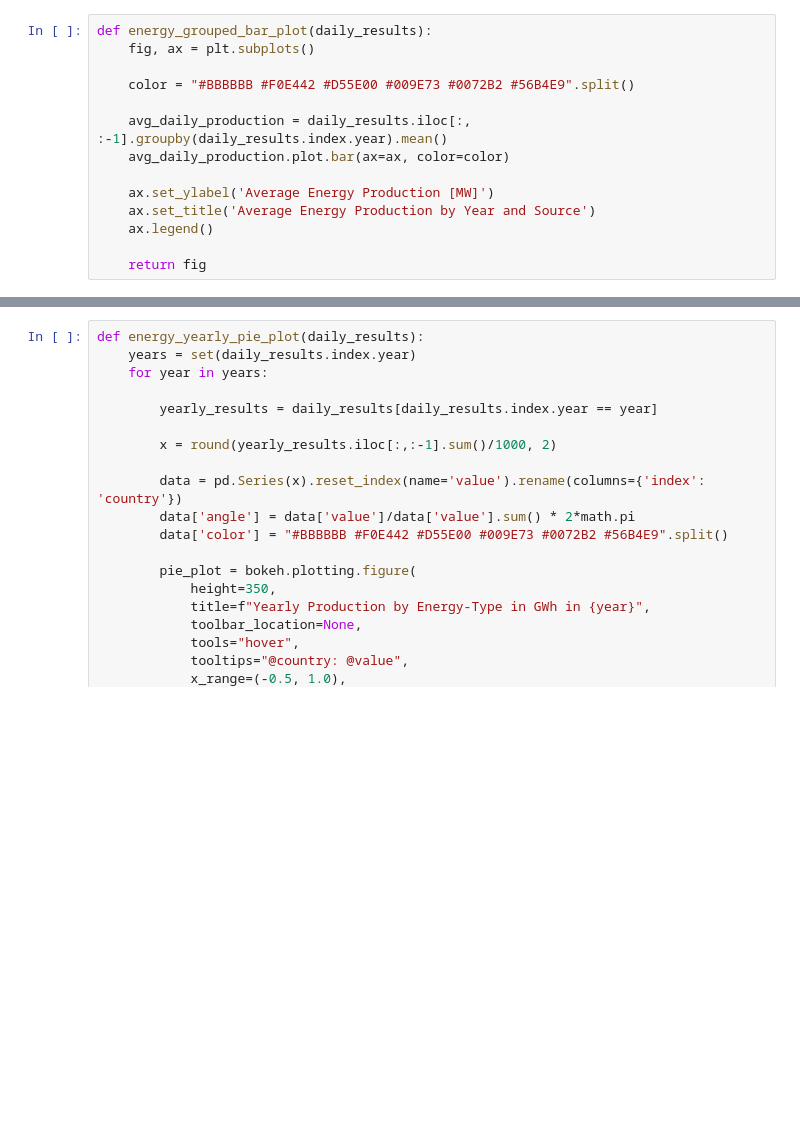
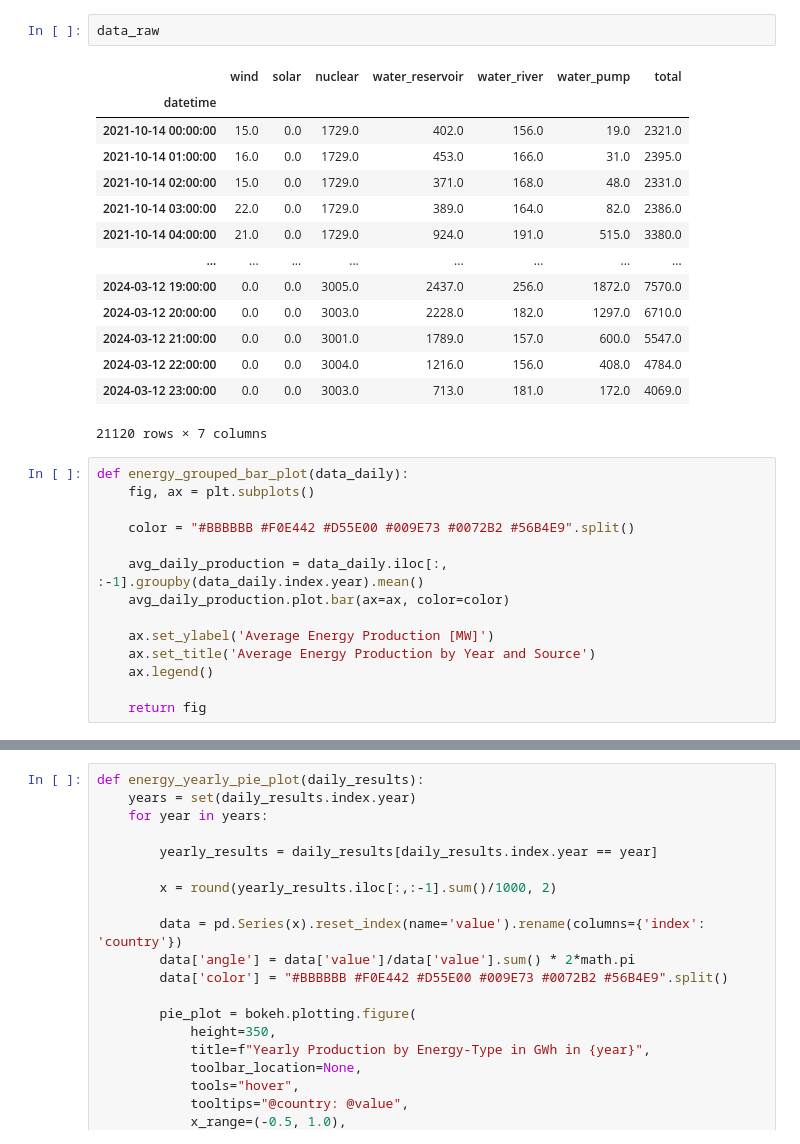
Before and after one commit to danielakomenda/MDM-PythonProject-MeinProjekt, a Jupyter notebook: Notebooks/plots_entsoe.ipynb, the cells around one changed output, grey strips where cells are left out. Cells and saved outputs as stored; diff of their text form; blank space fills up the shorter version.

```diff
--- a/Notebooks/plots_entsoe.ipynb
+++ b/Notebooks/plots_entsoe.ipynb
@@ -23,10 +40,27 @@ raw_results = db.extract_daily_raw_energy()
+# %%
+data_raw
+# %% [output]
+|  | wind | solar | nuclear | water_reservoir | water_river | water_pump | total |
+| datetime |  |  |  |  |  |  |  |
+| 2021-10-14 00:00:00 | 15.0 | 0.0 | 1729.0 | 402.0 | 156.0 | 19.0 | 2321.0 |
+| 2021-10-14 01:00:00 | 16.0 | 0.0 | 1729.0 | 453.0 | 166.0 | 31.0 | 2395.0 |
+| 2021-10-14 02:00:00 | 15.0 | 0.0 | 1729.0 | 371.0 | 168.0 | 48.0 | 2331.0 |
+| 2021-10-14 03:00:00 | 22.0 | 0.0 | 1729.0 | 389.0 | 164.0 | 82.0 | 2386.0 |
+| 2021-10-14 04:00:00 | 21.0 | 0.0 | 1729.0 | 924.0 | 191.0 | 515.0 | 3380.0 |
+| ... | ... | ... | ... | ... | ... | ... | ... |
+| 2024-03-12 19:00:00 | 0.0 | 0.0 | 3005.0 | 2437.0 | 256.0 | 1872.0 | 7570.0 |
+| 2024-03-12 20:00:00 | 0.0 | 0.0 | 3003.0 | 2228.0 | 182.0 | 1297.0 | 6710.0 |
+| 2024-03-12 21:00:00 | 0.0 | 0.0 | 3001.0 | 1789.0 | 157.0 | 600.0 | 5547.0 |
+| 2024-03-12 22:00:00 | 0.0 | 0.0 | 3004.0 | 1216.0 | 156.0 | 408.0 | 4784.0 |
+| 2024-03-12 23:00:00 | 0.0 | 0.0 | 3003.0 | 713.0 | 181.0 | 172.0 | 4069.0 |
+21120 rows × 7 columns
 # %%
-def energy_grouped_bar_plot(daily_results):
+def energy_grouped_bar_plot(data_daily):
     fig, ax = plt.subplots()
 
     color = "#BBBBBB #F0E442 #D55E00 #009E73 #0072B2 #56B4E9".split()
 
-    avg_daily_production = daily_results.iloc[:, :-1].groupby(daily_results.index.year).mean()
+    avg_daily_production = data_daily.iloc[:, :-1].groupby(data_daily.index.year).mean()
     avg_daily_production.plot.bar(ax=ax, color=color)
 
     ax.set_ylabel('Average Energy Production [MW]')
```
Also changed, not shown: parts of 5 cells of this notebook, 6 other files.
